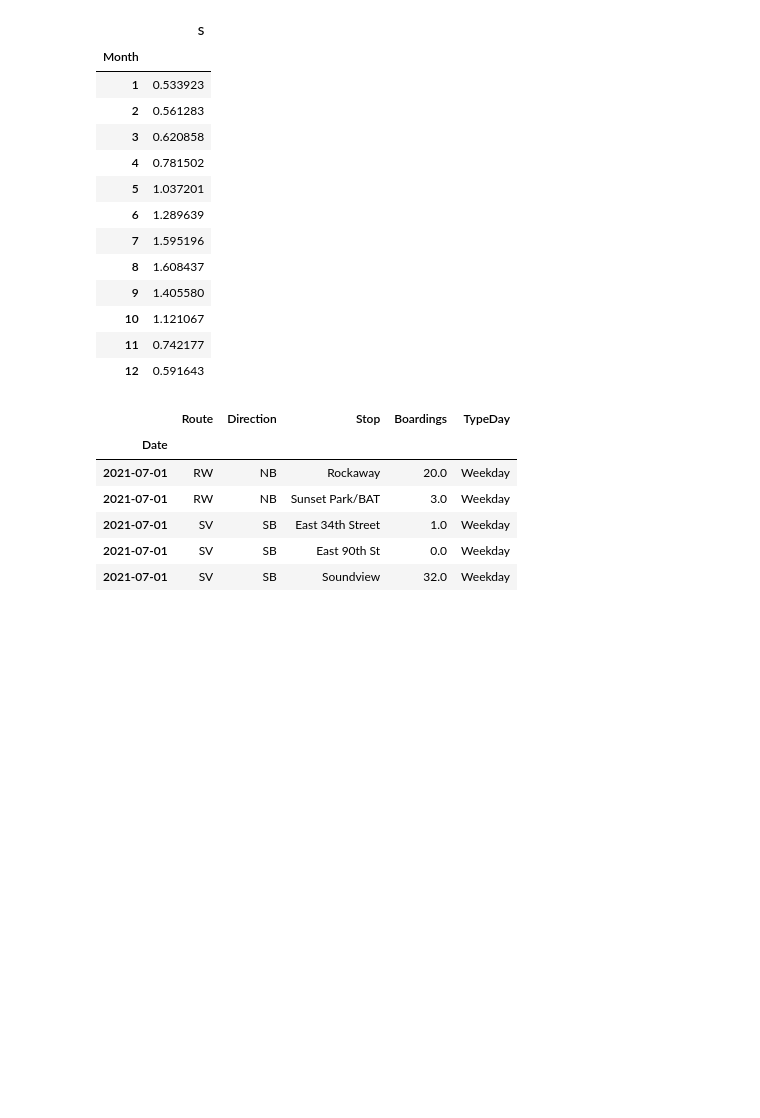
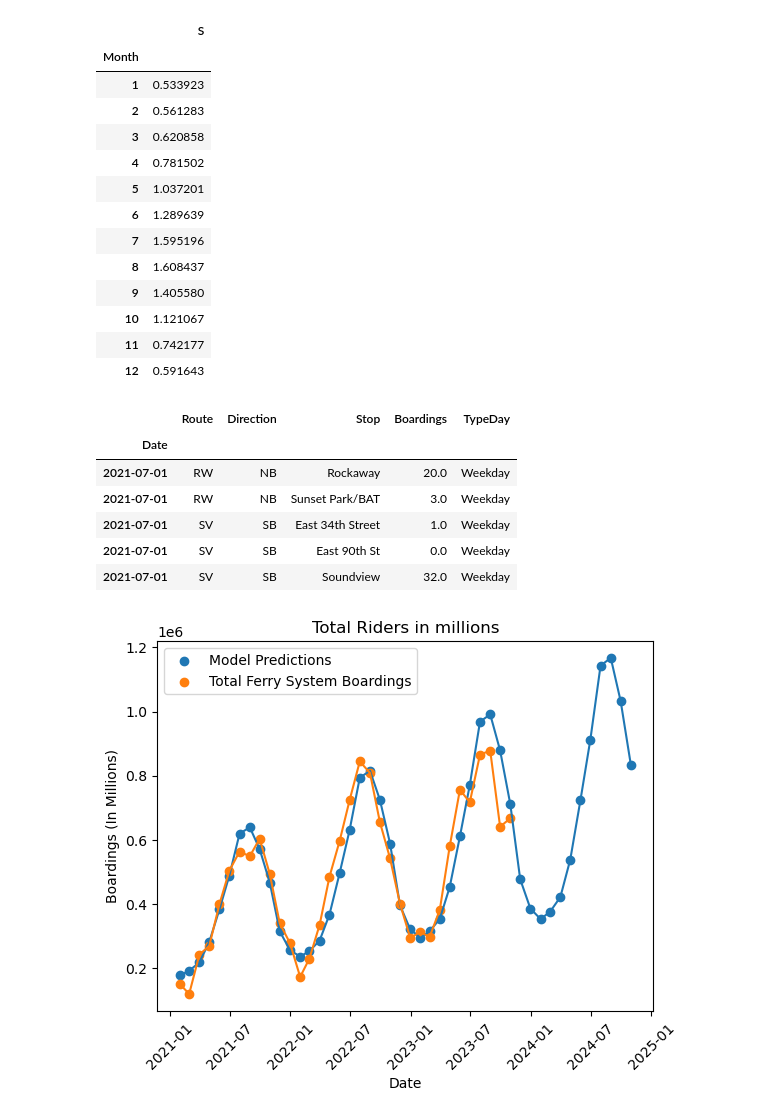
Before and after one commit to Eric-Conn/NYCFerryData_TimeSeriesForcasting, a Jupyter notebook: FerryDataFinalReport.ipynb, the cells around one changed output. Cells and saved outputs as stored; diff of their text form; code cells hidden in the pictures; blank space fills up the shorter version.

```diff
--- a/FerryDataFinalReport.ipynb
+++ b/FerryDataFinalReport.ipynb
@@ -232,3 +266,27 @@ data.head()
 | 2021-07-01 | SV | SB | East 34th Street | 1.0 | Weekday |
 | 2021-07-01 | SV | SB | East 90th St | 0.0 | Weekday |
 | 2021-07-01 | SV | SB | Soundview | 32.0 | Weekday |
+# %%
+#Viewing our model with its predicitons.
+fig, ax = plt.subplots()
+
+
+
+
+ax.scatter(model_concat_predictions.index,model_concat_predictions,label = 'Model Predictions')
+ax.plot(model_concat_predictions.index,model_concat_predictions)
+
+ax.scatter(model.index,model.Boardings,label = 'Total Ferry System Boardings')
+ax.plot(model.index,model.Boardings)
+
+
+ax.tick_params(axis='x', labelrotation=45)
+ax.legend()
+ax.set_title('Total Boardings And Predictions')
+ax.set_xlabel('Date')
+ax.set_title('Total Boardings in millions')
+ax.set_ylabel('Boardings (In Millions)')
+
+plt.show()
+# %% [output]
+[figure, added]
```
Also changed, not shown: parts of 12 cells of this notebook.
